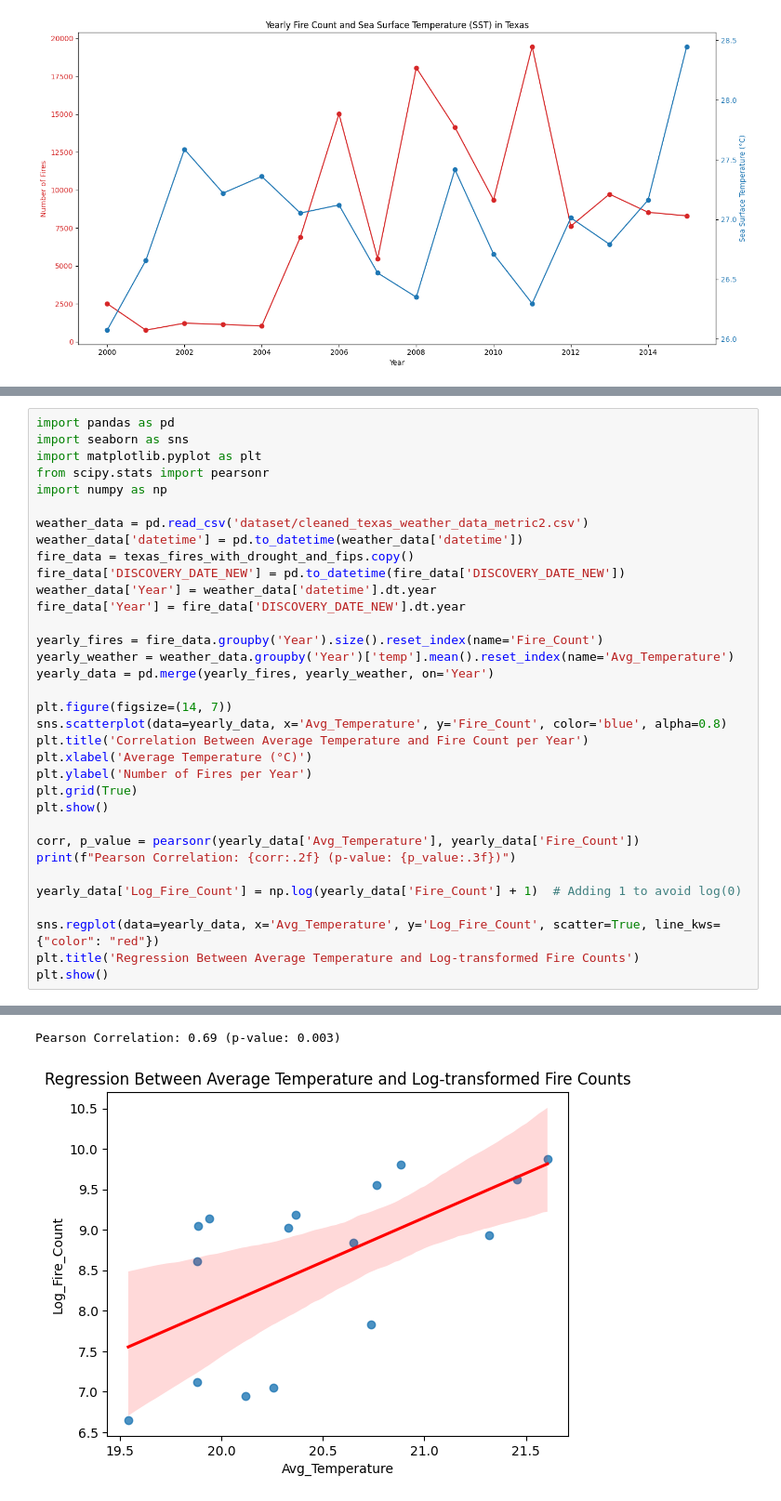
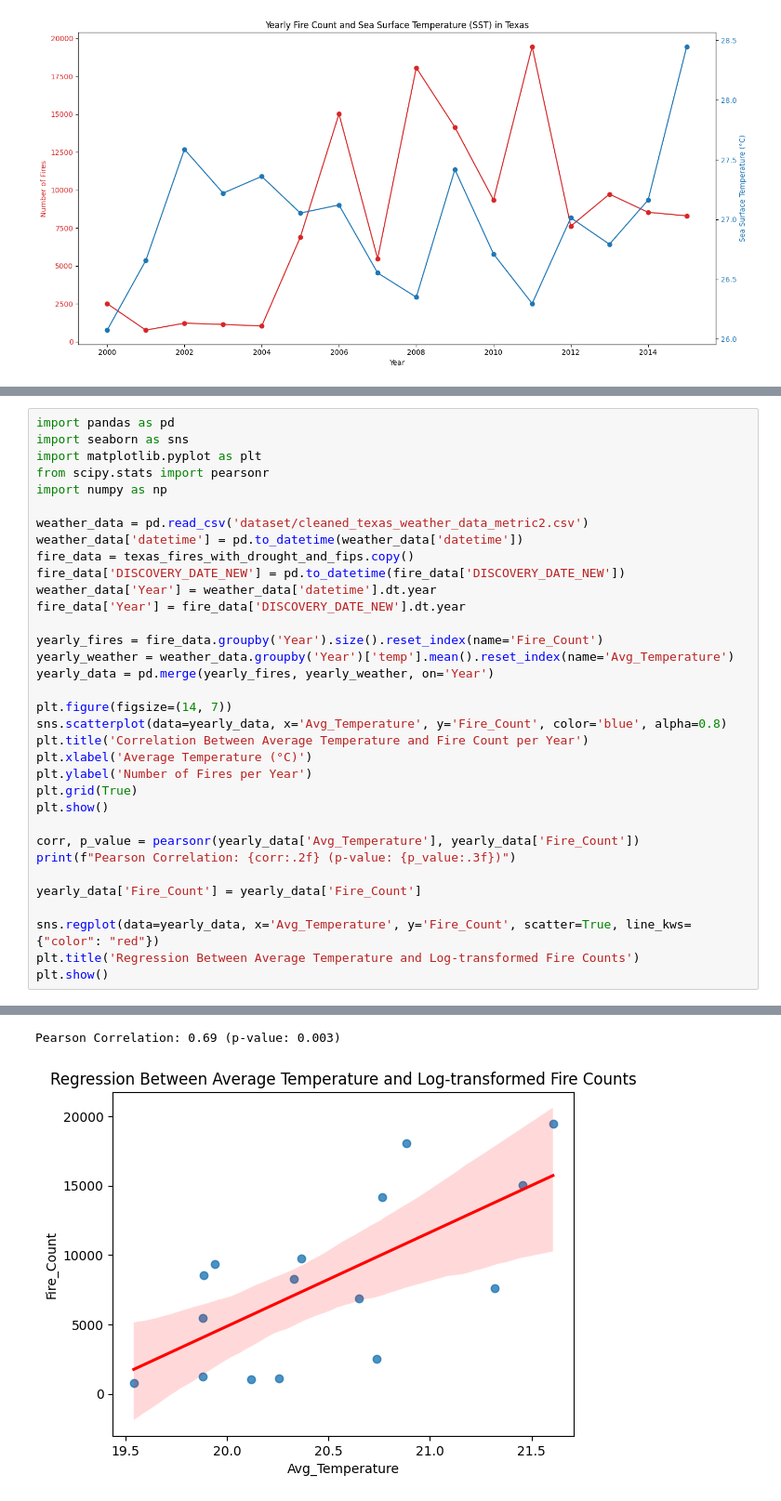
Before and after one commit to J0bster/forestfires_usa, a Jupyter notebook: plot.ipynb, the cells around one changed output, grey strips where cells are left out. Shown at 93% size. Cells and saved outputs as stored; diff of their text form.

```diff
--- a/plot.ipynb
+++ b/plot.ipynb
@@ -282,33 +286,33 @@ from scipy.stats import pearsonr
 import numpy as np
 
 weather_data = pd.read_csv('dataset/cleaned_texas_weather_data_metric2.csv')
 weather_data['datetime'] = pd.to_datetime(weather_data['datetime'])
 fire_data = texas_fires_with_drought_and_fips.copy()
 fire_data['DISCOVERY_DATE_NEW'] = pd.to_datetime(fire_data['DISCOVERY_DATE_NEW'])
 weather_data['Year'] = weather_data['datetime'].dt.year
 fire_data['Year'] = fire_data['DISCOVERY_DATE_NEW'].dt.year
 
 yearly_fires = fire_data.groupby('Year').size().reset_index(name='Fire_Count')
 yearly_weather = weather_data.groupby('Year')['temp'].mean().reset_index(name='Avg_Temperature')
 yearly_data = pd.merge(yearly_fires, yearly_weather, on='Year')
 
 plt.figure(figsize=(14, 7))
 sns.scatterplot(data=yearly_data, x='Avg_Temperature', y='Fire_Count', color='blue', alpha=0.8)
 plt.title('Correlation Between Average Temperature and Fire Count per Year')
 plt.xlabel('Average Temperature (°C)')
 plt.ylabel('Number of Fires per Year')
 plt.grid(True)
 plt.show()
 
 corr, p_value = pearsonr(yearly_data['Avg_Temperature'], yearly_data['Fire_Count'])
 print(f"Pearson Correlation: {corr:.2f} (p-value: {p_value:.3f})")
 
-yearly_data['Log_Fire_Count'] = np.log(yearly_data['Fire_Count'] + 1)  # Adding 1 to avoid log(0)
+yearly_data['Fire_Count'] = yearly_data['Fire_Count']
 
-sns.regplot(data=yearly_data, x='Avg_Temperature', y='Log_Fire_Count', scatter=True, line_kws={"color": "red"})
+sns.regplot(data=yearly_data, x='Avg_Temperature', y='Fire_Count', scatter=True, line_kws={"color": "red"})
 plt.title('Regression Between Average Temperature and Log-transformed Fire Counts')
 plt.show()
 # %% [output]
 [figure]
 Pearson Correlation: 0.69 (p-value: 0.003)
-[figure, old version]
+[figure, new version]
```
Also changed, not shown: parts of 2 cells of this notebook.
